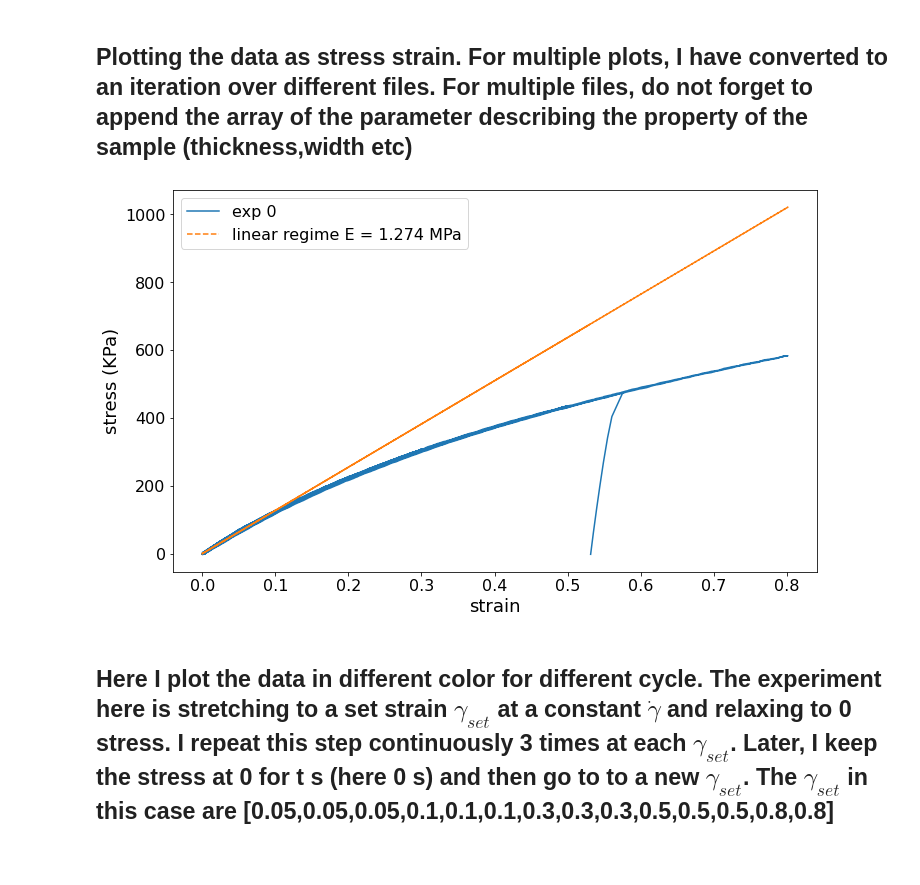
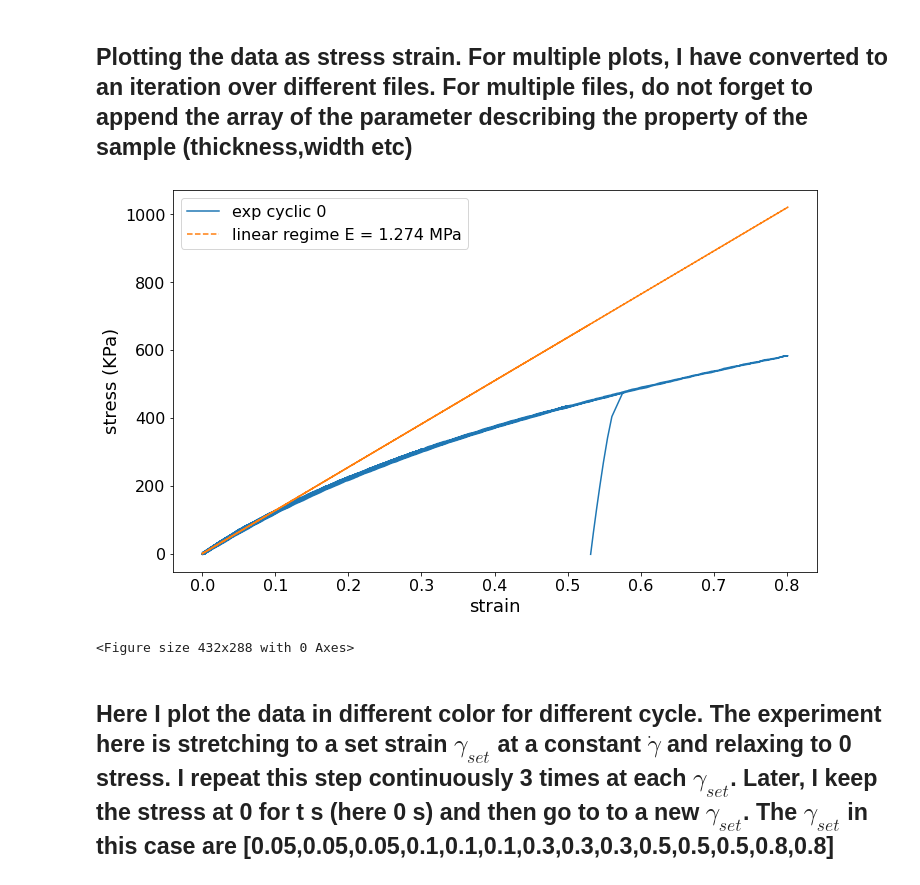
Before and after one commit to akashsngh/Thin_films, a Jupyter notebook: Plot_instron_data.ipynb, the cells around one changed output. Drawn from its saved outputs; the diff is of its cells as text; code cells hidden in the pictures.

```diff
--- a/Plot_instron_data.ipynb
+++ b/Plot_instron_data.ipynb
@@ -61,36 +61,37 @@ for i in range(len(files)):
     # Calculate strain and stress
     strain = np.array(df1['Extenso strain (%)']) * 1e-2  # convert to fraction
     stress = np.array(df1['Force (N)']) / (t * b * 1e-6)  # convert to Pa
 
     # Define linear function for fitting
     func = lambda x, p: p * x
 
     # Limit for fitting
     lim = 0.1
 
     # Fit the linear part of the data
     param, err = curve_fit(func, strain[(strain < lim)], stress[(strain < lim)])
 
     # Plot experimental data
-    axs.plot(strain, stress * 1e-3, label='exp {}'.format(i))
+    axs.plot(strain, stress * 1e-3, label='exp cyclic {}'.format(i))
 
 # Plot the fitted line
 axs.plot(strain, strain * param[0] * 1e-3, linestyle='--', label='linear regime E = {} MPa'.format(round(param[0] * 1e-6, 3)))
 
 # Customize plot
 axs.set_ylabel('stress (KPa)', fontsize=18)
 axs.set_xlabel('strain', fontsize=18)
 axs.tick_params(axis="x", labelsize=16)
 axs.tick_params(axis="y", labelsize=16)
 axs.legend(fontsize=16)
 
 # Show plot
 plt.show()
 
 # Optionally save the plot
-# plt.savefig('20221208_stress_strain_ingstron_RTV_figure_1.png')
+plt.savefig('20221208_stress_strain_ingstron_RTV_figure_1.png')
 # %% [output]
-[figure, old version]
+[figure, new version]
+<Figure size 432x288 with 0 Axes>
 # %% [markdown]
 ## Here I plot the data in different color for different cycle. The experiment here is stretching to a set strain $\gamma_{set}$ at a constant $\dot{\gamma}$ and relaxing to 0 stress. I repeat this step continuously 3 times at each $\gamma_{set}$. Later, I keep the stress at 0 for t s (here 0 s) and then go to to a new $\gamma_{set}$. The $\gamma_{set}$ in this case are [0.05,0.05,0.05,0.1,0.1,0.1,0.3,0.3,0.3,0.5,0.5,0.5,0.8,0.8]
 
```
Also changed, not shown: 5 other files.
